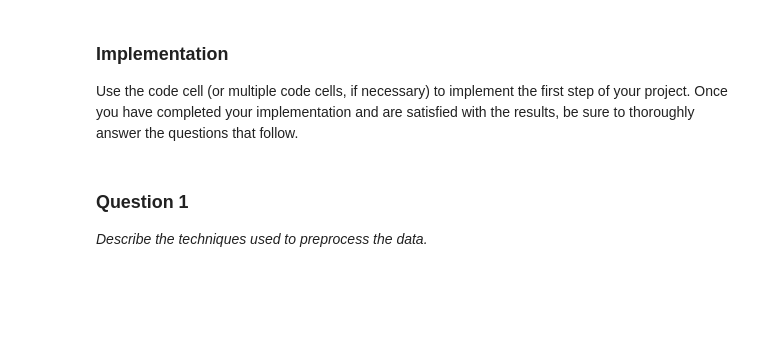
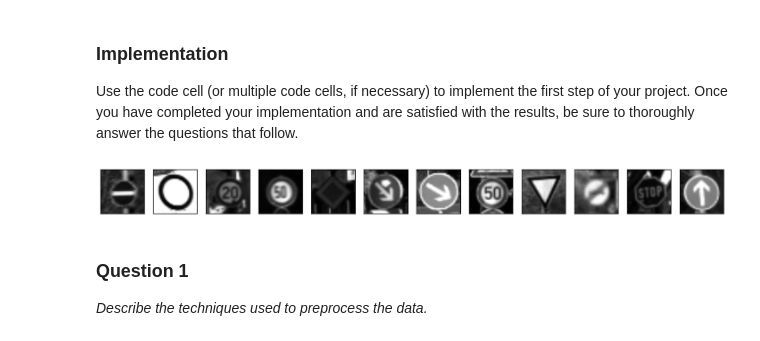
Before and after one commit to bexcite/traffic-signs, a Jupyter notebook: Traffic_Signs_Recognition.ipynb, the cells around one changed output. Drawn from its saved outputs; the diff is of its cells as text; code cells hidden in the pictures; blank space fills up the shorter version.

Commit message:
Grayscale preprocessing

```diff
--- a/Traffic_Signs_Recognition.ipynb
+++ b/Traffic_Signs_Recognition.ipynb
@@ -163,3 +158,34 @@ Use the code cell (or multiple code cells, if necessary) to implement the first
+# %%
+### Preprocess the data here.
+### Feel free to use as many code cells as needed.
+
+def grayscale(img):
+    """Applies the Grayscale transform
+    This will return an image with only one color channel
+    but NOTE: to see the returned image as grayscale
+    you should call plt.imshow(gray, cmap='gray')"""
+    return cv2.cvtColor(img, cv2.COLOR_BGR2GRAY)
+
+
+# Transform to grayscale
+X_train_gray = np.zeros((n_train, image_shape[0], image_shape[1]))
+for idx, image in enumerate(X_train):
+    X_train_gray[idx] = grayscale(image)
+
+
+# Show random images from X_train_gray
+n_samples = 12
+n_samples_idx = np.random.randint(0, len(X_train_gray), n_samples)
+gray_samples = X_train_gray[n_samples_idx]
+plt.figure(figsize=(18, 5))
+for n, img in enumerate(gray_samples):
+    plt.subplot(1, n_samples, n + 1)
+    cur_axes = plt.gca()
+    cur_axes.axes.get_xaxis().set_ticks([])
+    cur_axes.axes.get_yaxis().set_ticks([])
+    plt.imshow(img, cmap='gray')
+# %% [output]
+[figure, added]
 # %% [markdown]
 ### Question 1
 
```
Also changed, not shown: parts of 3 cells of this notebook, 1 other file.
